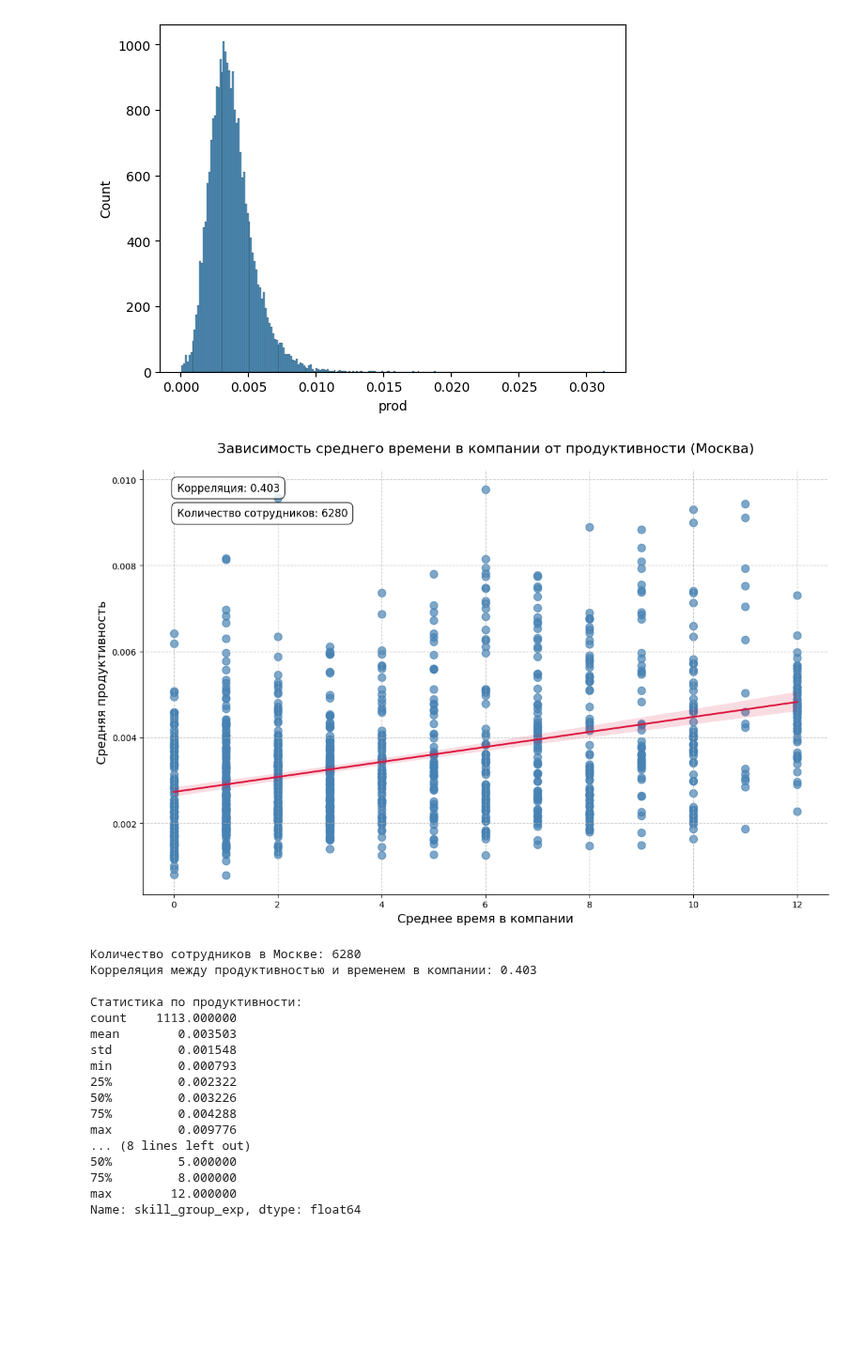
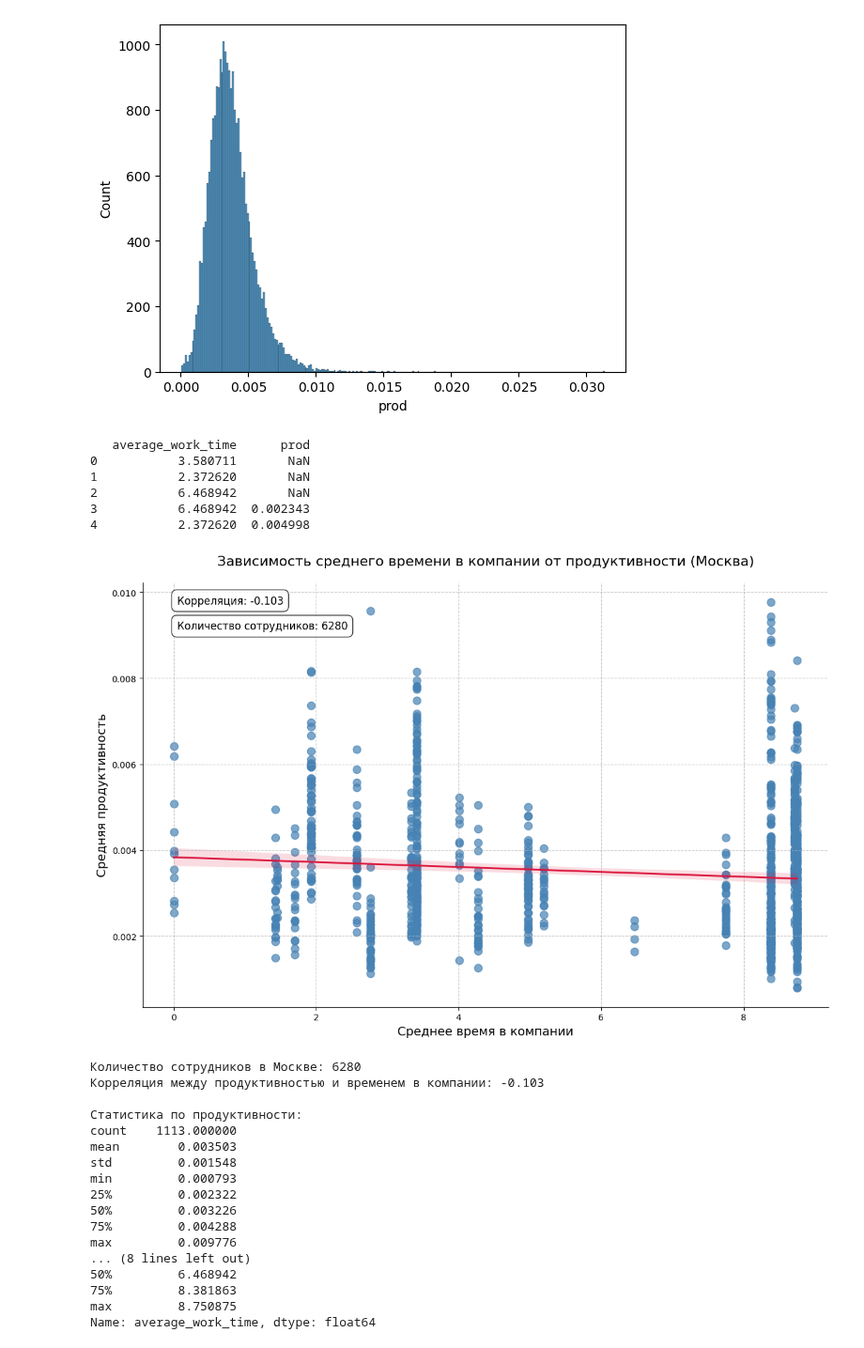
Before and after one commit to Worislooov/DANO_MSC_2025, a Jupyter notebook: Makar/preliminary.ipynb, the cells around one changed output. Shown at 94% size. Cells and saved outputs as stored; diff of their text form; code cells hidden in the pictures; blank space fills up the shorter version.

```diff
--- a/Makar/preliminary.ipynb
+++ b/Makar/preliminary.ipynb
@@ -1,4 +1,5 @@
 # %%
+import copy
 import pandas as pd
 import numpy as np
 import matplotlib.pyplot as plt
@@ -8,9 +9,12 @@ from scipy import stats
 
 print("preliminary analysis")
 df = pd.read_excel('data.xlsx')
+dff = copy.copy(df)
 # %% [output]
 preliminary analysis
 # %%
+df = copy.copy(dff)
+
 # Рассчитываем эффективность
 df['efficiency'] = (
     df['all_system_fact']-df['break_fact']-df['additional_fact']
@@ -41,14 +45,20 @@ def remove_outliers_iqr(df, column):
 #  Фильтруем данные только для Москвы
 moscow_df = df[df["residential_city_nm"] == "г Москва"].copy()
 df['id'] = list(range(len(df)))
-df = remove_outliers_iqr(df, 'skill_group_exp')
+
+average_work_time = df.groupby('skill_group')['skill_group_exp'].transform('mean')
+
+# Добавление нового столбца в DataFrame
+df['average_work_time'] = average_work_time
+
+print(df[['average_work_time', 'prod']].head())
 
 # Группируем данные по employee_id и вычисляем средние значения
 # Предполагаю, что у вас есть колонка с временем в компании, например 'company_time'
 # Если такой колонки нет, замените ее на нужную вам
 employee_stats = moscow_df.groupby('id').agg({
     'prod': 'median',
-    'skill_group_exp': 'median'  # Замените на вашу колонку с временем в компании
+    'average_work_time': 'median'  # Замените на вашу колонку с временем в компании
 }).reset_index()
 
 # Создаем график
@@ -57,7 +67,7 @@ plt.figure(figsize=(12, 8))
 # Scatter plot с регрессионной линией
 sns.regplot(
     data=employee_stats,
-    x='skill_group_exp',
+    x='average_work_time',
     y='prod',  # Замените на вашу колонку
     scatter_kws={
         "alpha": 0.7,
@@ -77,52 +87,58 @@ plt.xlabel('Среднее время в компании', fontsize=14)  # Из
 plt.grid(True, linestyle='--', alpha=0.7)
 
 # Добавляем аннотацию с коэффициентом корреляции
-correlation = employee_stats['prod'].corr(employee_stats['skill_group_exp'])
+correlation = employee_stats['prod'].corr(employee_stats['average_work_time'])
 plt.annotate(
     f"Корреляция: {correlation:.3f}",
     xy=(0.05, 0.95),
     xycoords="axes fraction",
     fontsize=12,
     bbox=dict(boxstyle="round,pad=0.5", facecolor="white", alpha=0.8)
 )
 
 # Добавляем информацию о количестве сотрудников
 plt.annotate(
     f"Количество сотрудников: {len(employee_stats)}",
     xy=(0.05, 0.89),
     xycoords="axes fraction",
     fontsize=12,
     bbox=dict(boxstyle="round,pad=0.5", facecolor="white", alpha=0.8)
 )
 
 # Настраиваем стиль
 sns.despine()
 plt.tight_layout()
 plt.show()
 
 # Дополнительно: выводим статистику
 print(f"Количество сотрудников в Москве: {len(employee_stats)}")
 print(f"Корреляция между продуктивностью и временем в компании: {correlation:.3f}")
 print("\nСтатистика по продуктивности:")
 print(employee_stats['prod'].describe())
 print("\nСтатистика по времени в компании:")
-print(employee_stats['skill_group_exp'].describe())
+print(employee_stats['average_work_time'].describe())
 # %% [output]
+   average_work_time      prod
+0           3.580711       NaN
+1           2.372620       NaN
+2           6.468942       NaN
+3           6.468942  0.002343
+4           2.372620  0.004998
-[figure, old version]
+[figure, new version]
-Количество сотрудников в Москве: 6280
-Корреляция между продуктивностью и временем в компании: 0.403
-
-Статистика по продуктивности:
-count    1113.000000
-mean        0.003503
-std         0.001548
-min         0.000793
-25%         0.002322
-50%         0.003226
-75%         0.004288
-max         0.009776
-... (8 lines left out)
-50%         5.000000
-75%         8.000000
-max        12.000000
-Name: skill_group_exp, dtype: float64
+Количество сотрудников в Москве: 6280
+Корреляция между продуктивностью и временем в компании: -0.103
+
+Статистика по продуктивности:
+count    1113.000000
+mean        0.003503
+std         0.001548
+min         0.000793
+25%         0.002322
+50%         0.003226
+75%         0.004288
+max         0.009776
+... (8 lines left out)
+50%         6.468942
+75%         8.381863
+max         8.750875
+Name: average_work_time, dtype: float64
```
Also changed, not shown: parts of 1 cell of this notebook.
